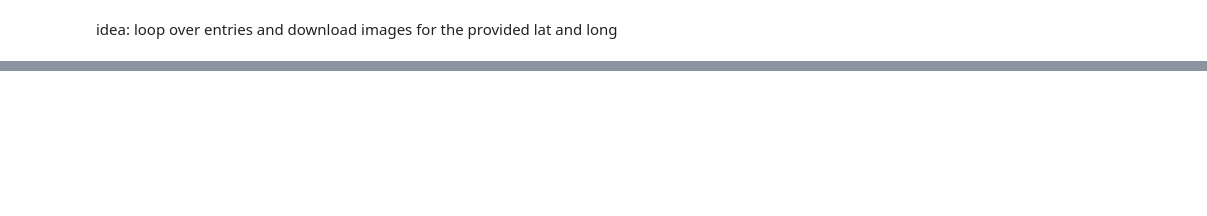
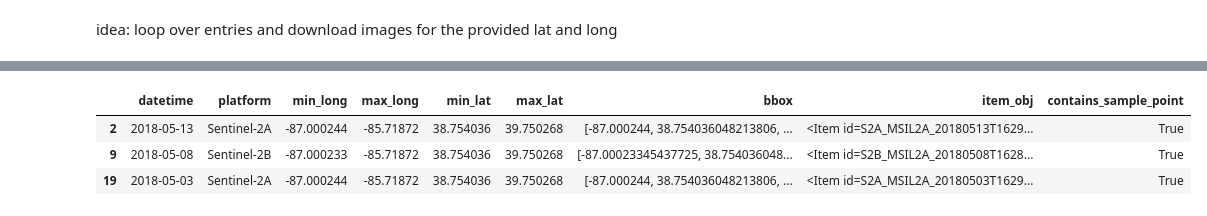
Before and after one commit to ananya0809/dataset-and-algorithms, a Jupyter notebook: map.ipynb, the cells around one changed output, grey strips where cells are left out. Saved outputs shown, nothing was run; the diff lists cells and outputs as text; code cells hidden in the pictures; blank space fills up the shorter version.

```diff
--- a/map.ipynb
+++ b/map.ipynb
@@ -118,0 +158,8 @@ Choosing LE07_L2SP_030034_20190712_02_T1 from 2019-07-12 with 0.0% cloud cover
+# %%
+# 1 - filter to sentinel
+item_details[item_details.platform.str.contains("Sentinel")]
+# %% [output]
+|  | datetime | platform | min_long | max_long | min_lat | max_lat | bbox | item_obj | contains_sample_point |
+| 2 | 2018-05-13 | Sentinel-2A | -87.000244 | -85.71872 | 38.754036 | 39.750268 | [-87.000244, 38.754036048213806, ... | <Item id=S2A_MSIL2A_20180513T1629... | True |
+| 9 | 2018-05-08 | Sentinel-2B | -87.000233 | -85.71872 | 38.754036 | 39.750268 | [-87.00023345437725, 38.754036048... | <Item id=S2B_MSIL2A_20180508T1628... | True |
+| 19 | 2018-05-03 | Sentinel-2A | -87.000244 | -85.71872 | 38.754036 | 39.750268 | [-87.000244, 38.754036048213806, ... | <Item id=S2A_MSIL2A_20180503T1629... | True |
```
Also changed, not shown: parts of 19 cells of this notebook.
